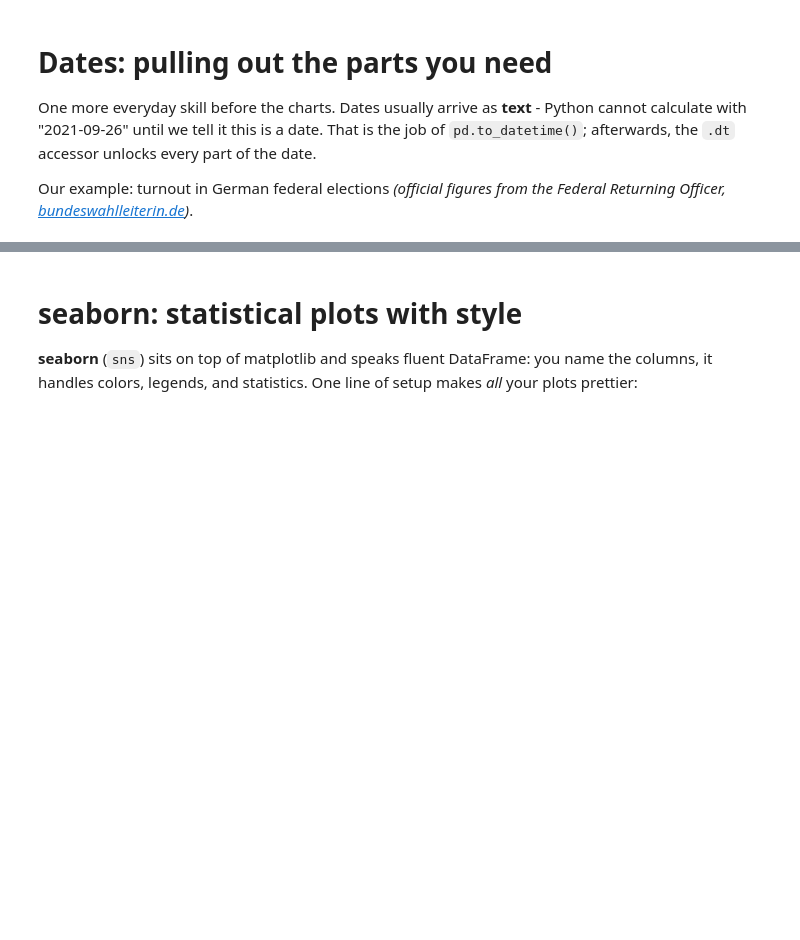
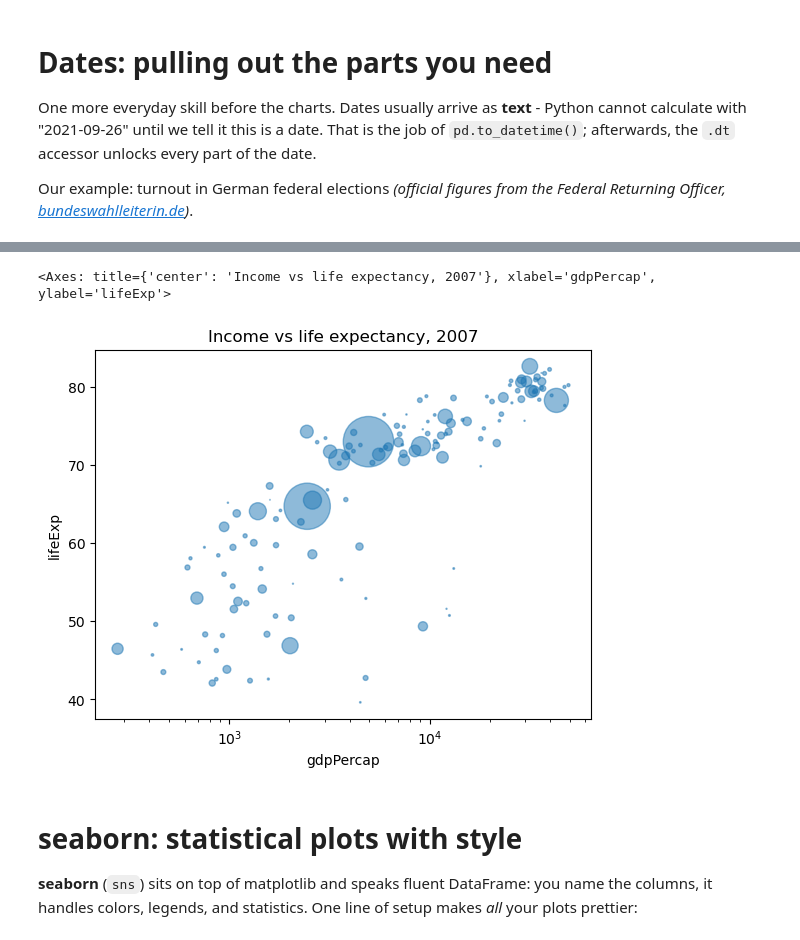
Before and after one commit to aelshehawy/gesis-python-2026, a Jupyter notebook: Day 3/Sessions/Day3_Session6_Visualization_Finale.ipynb, the cells around one changed output, grey strips where cells are left out. Saved outputs shown, nothing was run; the diff lists cells and outputs as text; code cells hidden in the pictures; blank space fills up the shorter version.

```diff
--- a/Day 3/Sessions/Day3_Session6_Visualization_Finale.ipynb
+++ b/Day 3/Sessions/Day3_Session6_Visualization_Finale.ipynb
@@ -237,3 +535,12 @@ plt.show()
+# %%
+gm2007.plot.scatter(x="gdpPercap", y="lifeExp",
+                      s=gm2007["pop"] / 1e6,   # bubble size = population
+                      alpha=0.5,
+                       logx=True,       # log income axis
+                      title="Income vs life expectancy, 2007")
+# %% [output]
+<Axes: title={'center': 'Income vs life expectancy, 2007'}, xlabel='gdpPercap', ylabel='lifeExp'>
+[figure, added]
 # %% [markdown]
 # seaborn: statistical plots with style
 
```
Also changed, not shown: parts of 59 cells of this notebook, 1 other file.
